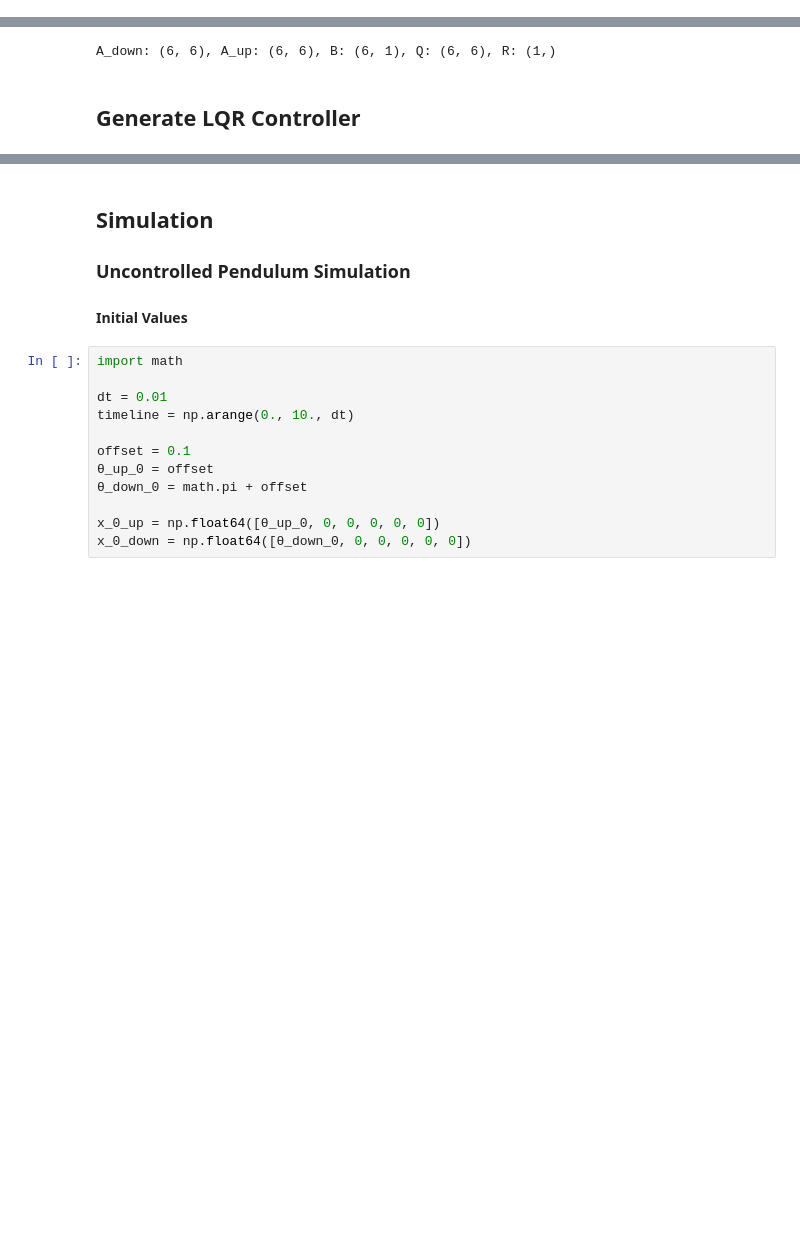
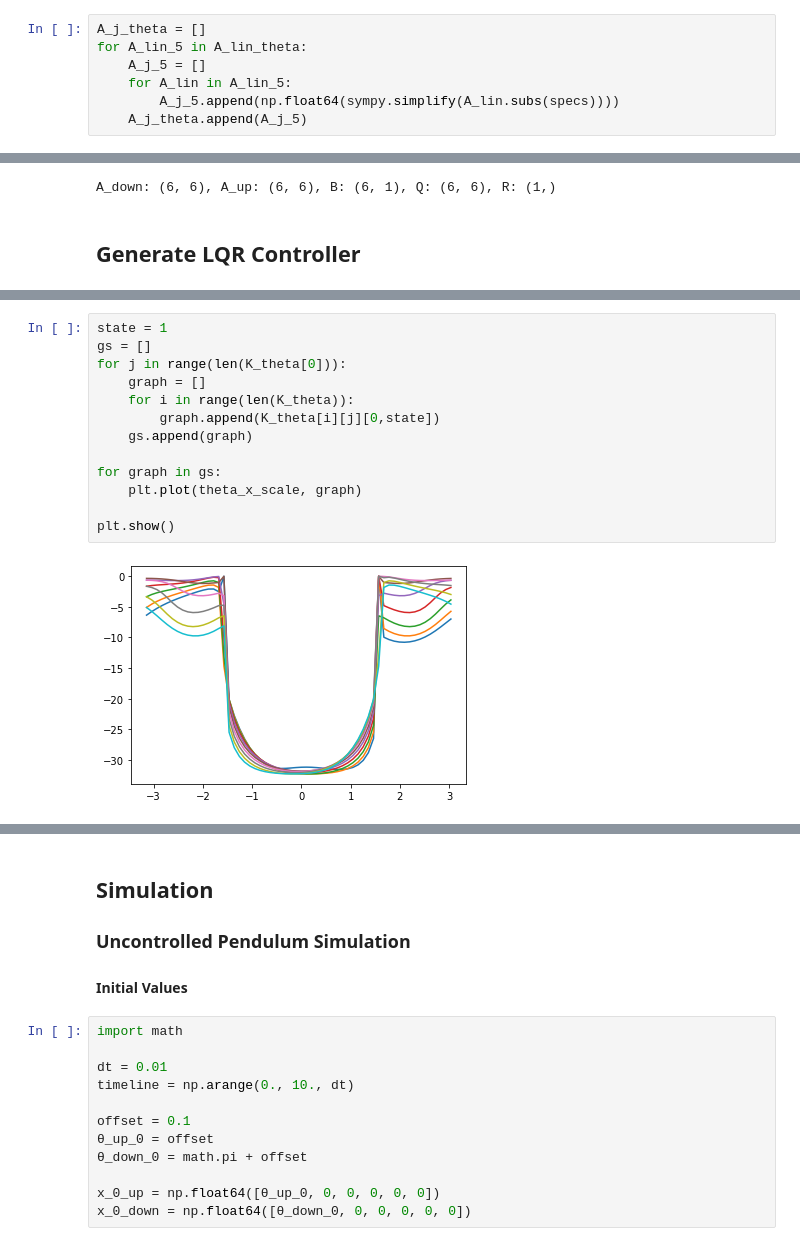
Before and after one commit to Printed-Robots/videte_robot, a Jupyter notebook: alg/videte_wheel.ipynb, the cells around one changed output, grey strips where cells are left out. Drawn from its saved outputs; the diff is of its cells as text; blank space fills up the shorter version.

```diff
--- a/alg/videte_wheel.ipynb
+++ b/alg/videte_wheel.ipynb
@@ -282,3 +313,10 @@ import numpy as np
 
 A_j_up = np.float64(sympy.simplify(A_lin_up.subs(specs)))
 A_j_down = np.float64(sympy.simplify(A_lin_down.subs(specs)))
+# %%
+A_j_theta = []
+for A_lin_5 in A_lin_theta:
+    A_j_5 = []
+    for A_lin in A_lin_5:
+        A_j_5.append(np.float64(sympy.simplify(A_lin.subs(specs))))
+    A_j_theta.append(A_j_5)
@@ -382,0 +483,15 @@ $\displaystyle \left[\begin{matrix}-21.7483785665542 & 2.55939915586133 & 56.993
+# %%
+state = 1
+gs = []
+for j in range(len(K_theta[0])):
+    graph = []
+    for i in range(len(K_theta)):
+        graph.append(K_theta[i][j][0,state])
+    gs.append(graph)
+
+for graph in gs:
+    plt.plot(theta_x_scale, graph)
+
+plt.show()
+# %% [output]
+[figure, added]
```
Also changed, not shown: parts of 30 cells of this notebook.
